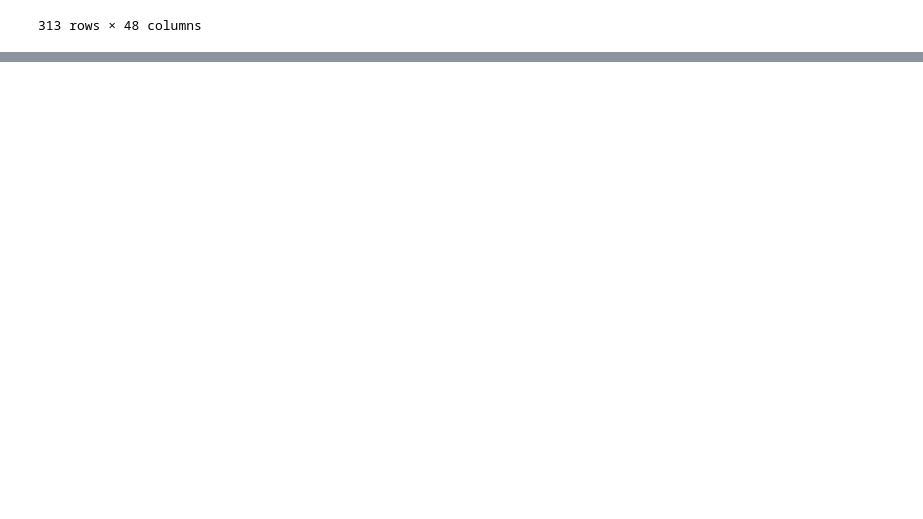
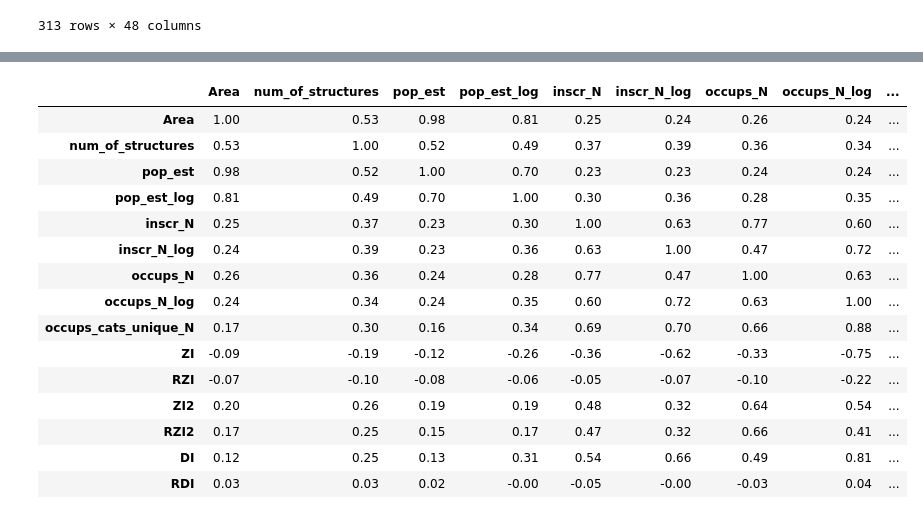
Before and after one commit to sdam-au/social_diversity, a Jupyter notebook: scripts/DIVERSITYvsSPECIALIZATION.ipynb, the cells around one changed output, grey strips where cells are left out. Saved outputs shown, nothing was run; the diff lists cells and outputs as text; code cells hidden in the pictures; blank space fills up the shorter version.

```diff
--- a/scripts/DIVERSITYvsSPECIALIZATION.ipynb
+++ b/scripts/DIVERSITYvsSPECIALIZATION.ipynb
@@ -742,0 +766,9 @@ roman_cities_wo_quant.corr()
+# %%
+def get_di(shares_vec):
+    a = np.array(shares_vec)
+    a = a**2
+    hh = sum(a) # Hirschman-Herfindahl index
+    ihh = 1 / hh # inverse Hirschman-Herfindahl index
+    return ihh
+roman_cities_wo["DI"] = roman_cities_wo["shares_vec"].apply(get_di)
+roman_cities_wo["DI"]
@@ -742,0 +804,8 @@ roman_cities_wo_quant.corr()
+# %%
+def get_diw(a,b):
+    if b==0:
+        return 0
+    else:
+        return a / b
+roman_cities_wo["DIw"] = roman_cities_wo.apply(lambda row: get_diw(row["DI"], row['occups_N_log']), axis=1)
+roman_cities_wo.sort_values("DIw", ascending=False)[["Ancient Toponym", "inscr_N", "occups_N", "occups_cats_unique_N", "DI", "DIw"]]
@@ -742,0 +826,10 @@ roman_cities_wo_quant.corr()
+# %%
+def get_rdi(shares_vec):
+    sij = np.array(shares_vec)
+    sj = total_shares
+    sij_w = sij - sj
+    sij_sum = sum(sij_w) # Hirschman-Herfindahl index
+    rdi = 1 / sij_sum # inverse Hirschman-Herfindahl index
+    return rdi# rdi
+roman_cities_wo["RDI"] = roman_cities_wo["shares_vec"].apply(get_rdi)
+roman_cities_wo["RDI"]
@@ -742,0 +880,26 @@ roman_cities_wo_quant.corr()
+# %%
+roman_cities_wo_quant = roman_cities_wo[
+    roman_cities_wo["Ancient Toponym"]!="Roma"][[
+   'Area', 'num_of_structures','pop_est', 'pop_est_log', 'inscr_N',  'inscr_N_log', 'occups_N', 'occups_N_log', 'occups_cats_unique_N',
+ 'ZI', 'RZI','ZI2',"RZI2", "DI", "RDI"]]
+# %%
+corr_matrix = roman_cities_wo_quant.corr()
+corr_matrix = corr_matrix.round(2)
+corr_matrix
+# %% [output]
+|  | Area | num_of_structures | pop_est | pop_est_log | inscr_N | inscr_N_log | occups_N | occups_N_log | ... |
+| Area | 1.00 | 0.53 | 0.98 | 0.81 | 0.25 | 0.24 | 0.26 | 0.24 | ... |
+| num_of_structures | 0.53 | 1.00 | 0.52 | 0.49 | 0.37 | 0.39 | 0.36 | 0.34 | ... |
+| pop_est | 0.98 | 0.52 | 1.00 | 0.70 | 0.23 | 0.23 | 0.24 | 0.24 | ... |
+| pop_est_log | 0.81 | 0.49 | 0.70 | 1.00 | 0.30 | 0.36 | 0.28 | 0.35 | ... |
+| inscr_N | 0.25 | 0.37 | 0.23 | 0.30 | 1.00 | 0.63 | 0.77 | 0.60 | ... |
+| inscr_N_log | 0.24 | 0.39 | 0.23 | 0.36 | 0.63 | 1.00 | 0.47 | 0.72 | ... |
+| occups_N | 0.26 | 0.36 | 0.24 | 0.28 | 0.77 | 0.47 | 1.00 | 0.63 | ... |
+| occups_N_log | 0.24 | 0.34 | 0.24 | 0.35 | 0.60 | 0.72 | 0.63 | 1.00 | ... |
+| occups_cats_unique_N | 0.17 | 0.30 | 0.16 | 0.34 | 0.69 | 0.70 | 0.66 | 0.88 | ... |
+| ZI | -0.09 | -0.19 | -0.12 | -0.26 | -0.36 | -0.62 | -0.33 | -0.75 | ... |
+| RZI | -0.07 | -0.10 | -0.08 | -0.06 | -0.05 | -0.07 | -0.10 | -0.22 | ... |
+| ZI2 | 0.20 | 0.26 | 0.19 | 0.19 | 0.48 | 0.32 | 0.64 | 0.54 | ... |
+| RZI2 | 0.17 | 0.25 | 0.15 | 0.17 | 0.47 | 0.32 | 0.66 | 0.41 | ... |
+| DI | 0.12 | 0.25 | 0.13 | 0.31 | 0.54 | 0.66 | 0.49 | 0.81 | ... |
+| RDI | 0.03 | 0.03 | 0.02 | -0.00 | -0.05 | -0.00 | -0.03 | 0.04 | ... |
```
Also changed, not shown: parts of 42 cells of this notebook, 4 other files.
